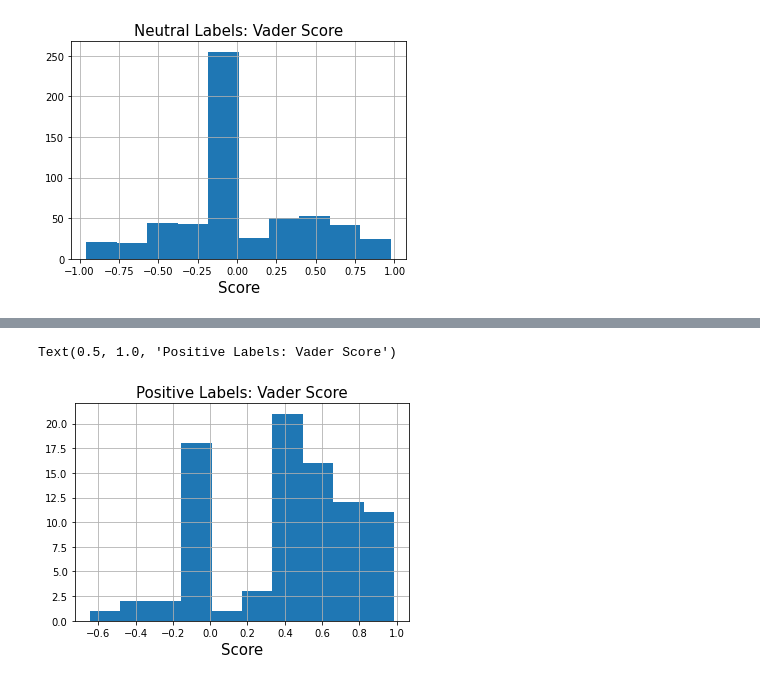
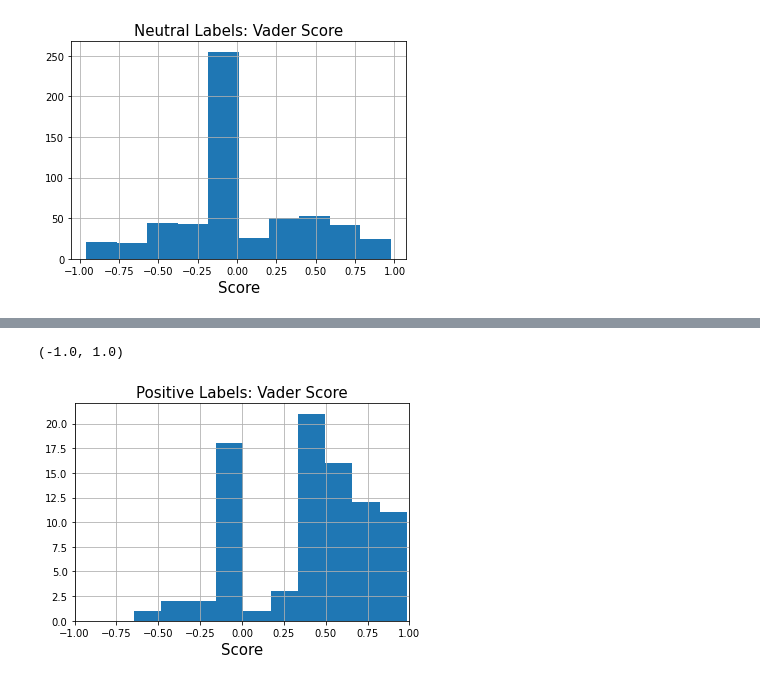
Before and after one commit to npg-mmilosh-cji/RedditQuarantineNLP, a Jupyter notebook: core/analysis/sentiment_analysis/Review Sentiment Analysis.ipynb, the cells around one changed output, grey strips where cells are left out. Cells and saved outputs as stored; diff of their text form; code cells hidden in the pictures.

```diff
--- a/core/analysis/sentiment_analysis/Review Sentiment Analysis.ipynb
+++ b/core/analysis/sentiment_analysis/Review Sentiment Analysis.ipynb
@@ -24,3 +24,10 @@ processed_scores_columns.head()
 | 2 | 0.000 | 1.000 | 0.000 | 0.0000 |
 | 3 | 0.000 | 1.000 | 0.000 | 0.0000 |
 | 4 | 0.189 | 0.811 | 0.000 | -0.2732 |
+# %%
+# text blob
+posts_file_path = os.path.join('..','..', "textblob_cleaned_sentiment.pkl")
+pick_op = open(posts_file_path, 'rb')
+textblob_df = pickle.load(pick_op)
+textblob_df.rename(columns = {'sentiment':'textblob_sentiment', 'objectivity':'textblob_objectivity'}, inplace = True)
+textblob_df.head()
@@ -30,5 +53,5 @@ data = pd.read_pickle("../../../all_clean_str_extant_posts.pkl")
 # %%
-data = pd.concat([data, processed_scores_columns],
+data = pd.concat([data, processed_scores_columns, textblob_df],
                          axis='columns')
 # %%
 pd.set_option('display.max_columns', None)
@@ -222,7 +268,8 @@ Text(0.5, 1.0, 'Neutral Labels: Vader Score')
 # %%
 labeled_data[labeled_data["label"]=="positive"].hist(column="vader_compound")
 plt.xlabel("Score", size=15)
 plt.title("Positive Labels: Vader Score", size=15)
+plt.xlim([-1.0, 1.0])
 # %% [output]
-Text(0.5, 1.0, 'Positive Labels: Vader Score')
+(-1.0, 1.0)
-[figure, old version]
+[figure, new version]
```
Also changed, not shown: parts of 17 cells of this notebook.
